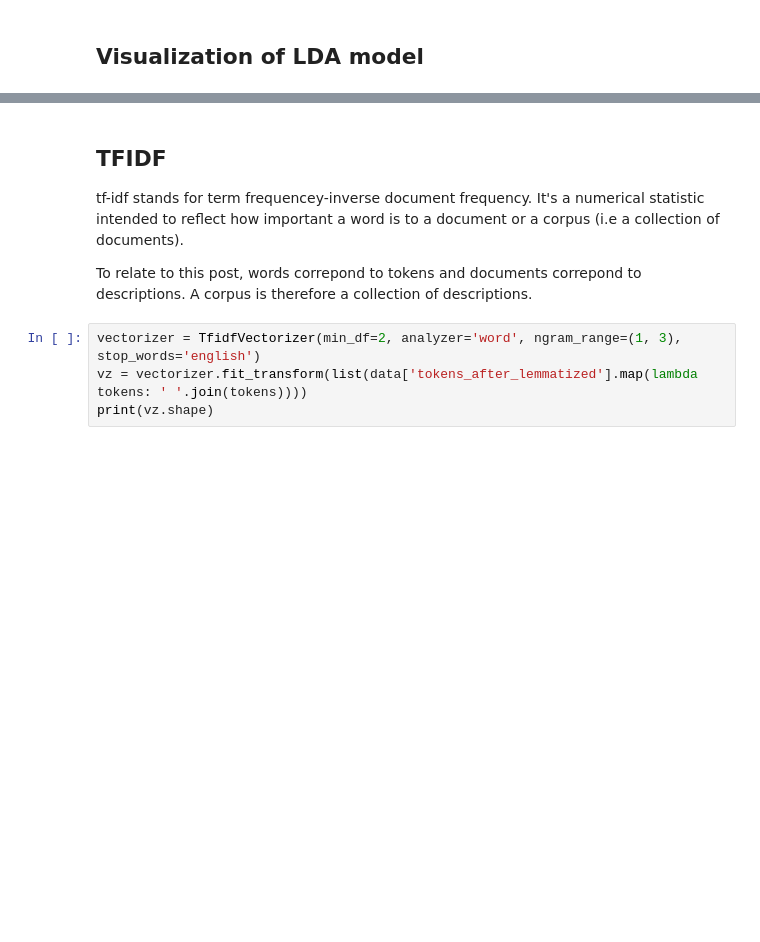
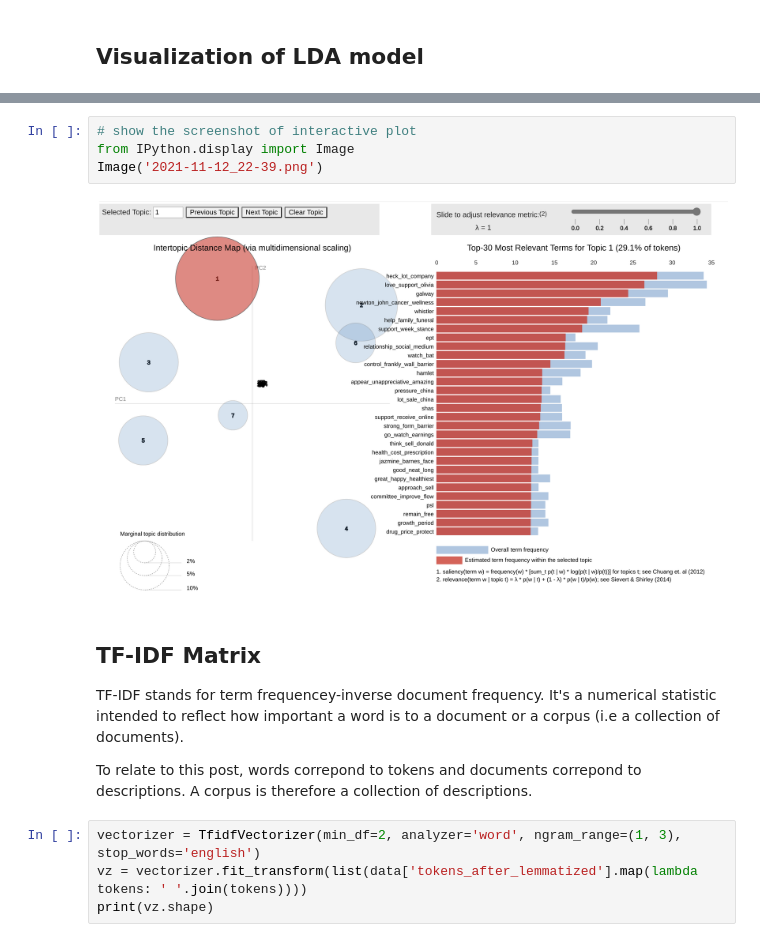
Before and after one commit to epfl-ada/ada-2021-project-skrw, a Jupyter notebook: Milestone_2.ipynb, the cells around one changed output, grey strips where cells are left out. Cells and saved outputs as stored; diff of their text form; blank space fills up the shorter version.

Commit message:
update screenshot

```diff
--- a/Milestone_2.ipynb
+++ b/Milestone_2.ipynb
@@ -372,9 +362,15 @@ pyLDAvis.enable_notebook()
 pyLDAvis.display(vis)
 # %% [output]
 [interactive output not drawn]
+# %%
+# show the screenshot of interactive plot
+from IPython.display import Image
+Image('2021-11-12_22-39.png')
+# %% [output]
+[figure, added]
 # %% [markdown]
-## TFIDF
-tf-idf stands for term frequencey-inverse document frequency. It's a numerical statistic intended to reflect how important a word is to a document or a corpus (i.e a collection of documents).
+## TF-IDF Matrix
+TF-IDF stands for term frequencey-inverse document frequency. It's a numerical statistic intended to reflect how important a word is to a document or a corpus (i.e a collection of documents).
 
 To relate to this post, words correpond to tokens and documents correpond to descriptions. A corpus is therefore a collection of descriptions.
 # %%
```
Also changed, not shown: parts of 9 cells of this notebook.
